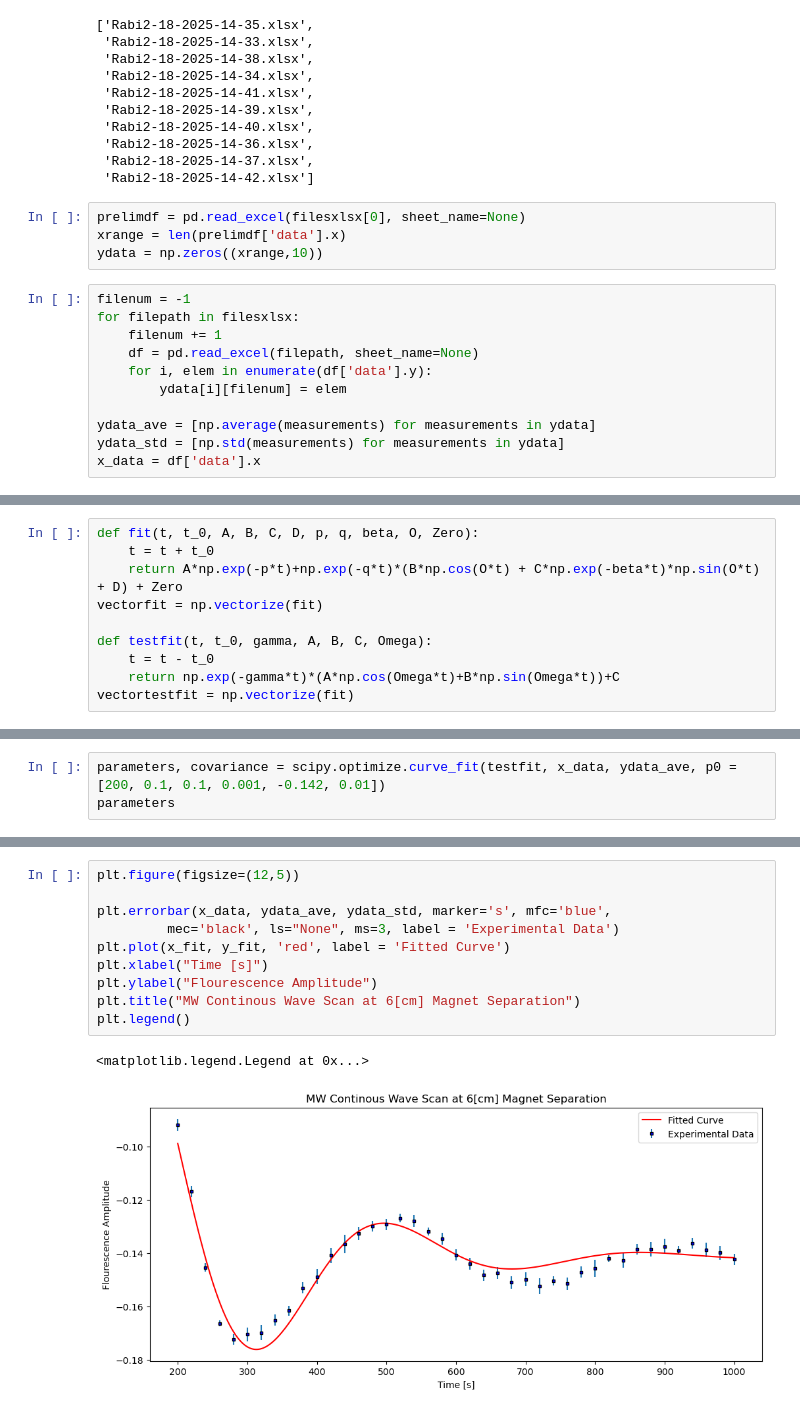
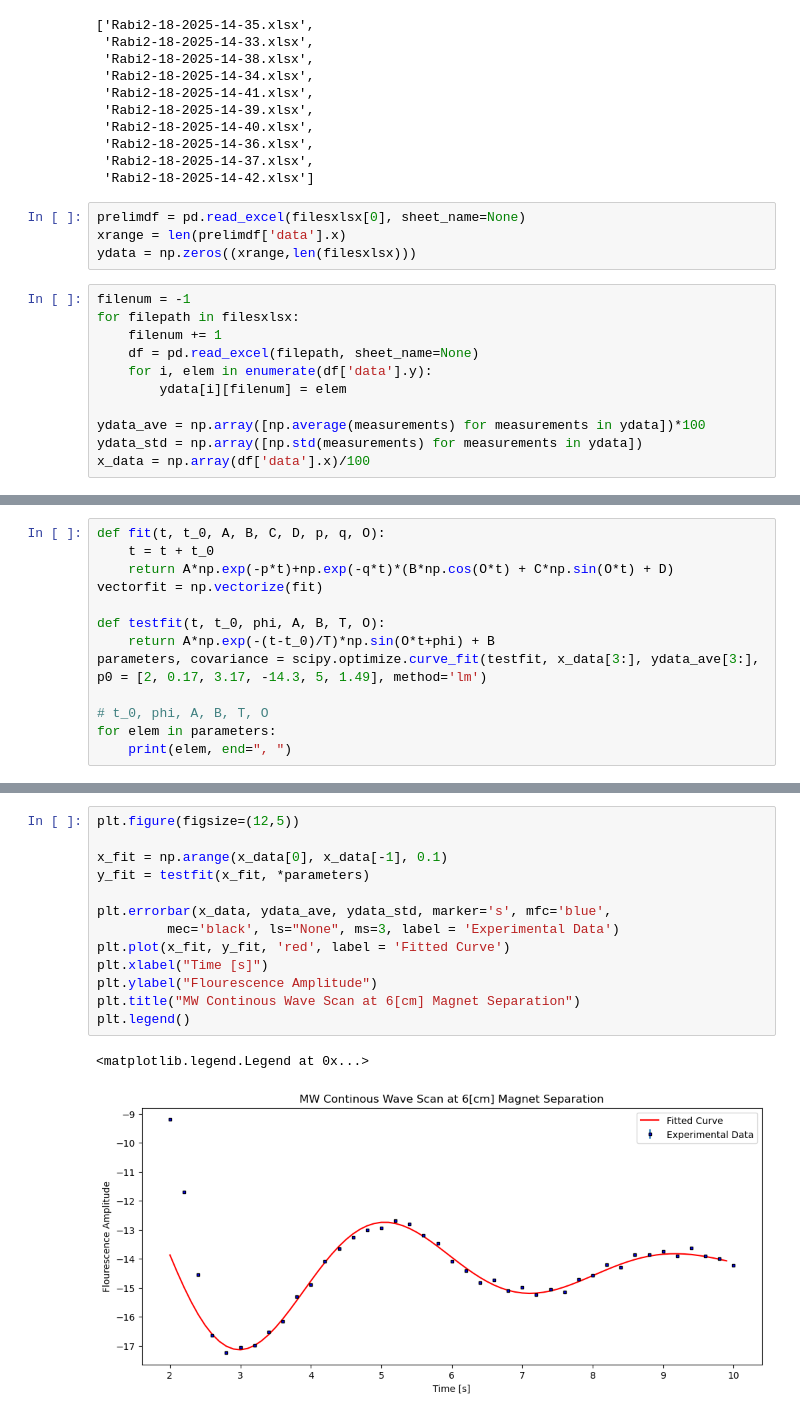
Before and after one commit to pmeshkov/PHY-445-data-analysis, a Jupyter notebook: Analysis/final_rabi_6cm/-20/2-18-2025/rabi-20.ipynb, the cells around one changed output, grey strips where cells are left out. Cells and saved outputs as stored; diff of their text form.

```diff
--- a/Analysis/final_rabi_6cm/-20/2-18-2025/rabi-20.ipynb
+++ b/Analysis/final_rabi_6cm/-20/2-18-2025/rabi-20.ipynb
@@ -23,7 +23,7 @@ filesxlsx
 # %%
 prelimdf = pd.read_excel(filesxlsx[0], sheet_name=None)
 xrange = len(prelimdf['data'].x)
-ydata = np.zeros((xrange,10))
+ydata = np.zeros((xrange,len(filesxlsx)))
 # %%
 filenum = -1
 for filepath in filesxlsx:
@@ -32,9 +32,9 @@ for filepath in filesxlsx:
     for i, elem in enumerate(df['data'].y):
         ydata[i][filenum] = elem
 
-ydata_ave = [np.average(measurements) for measurements in ydata]
-ydata_std = [np.std(measurements) for measurements in ydata]
-x_data = df['data'].x
+ydata_ave = np.array([np.average(measurements) for measurements in ydata])*100
+ydata_std = np.array([np.std(measurements) for measurements in ydata])
+x_data = np.array(df['data'].x)/100
 # %%
 plt.figure(figsize=(12,5))
 
@@ -46,10 +46,12 @@ plt.errorbar(x_data, ydata_ave, ydata_std, marker='s', mfc='red',
 # %%
-def fit(t, t_0, A, B, C, D, p, q, beta, O, Zero):
+def fit(t, t_0, A, B, C, D, p, q, O):
     t = t + t_0
-    return A*np.exp(-p*t)+np.exp(-q*t)*(B*np.cos(O*t) + C*np.exp(-beta*t)*np.sin(O*t) + D) + Zero
+    return A*np.exp(-p*t)+np.exp(-q*t)*(B*np.cos(O*t) + C*np.sin(O*t) + D)
 vectorfit = np.vectorize(fit)
 
-def testfit(t, t_0, gamma, A, B, C, Omega):
-    t = t - t_0
-    return np.exp(-gamma*t)*(A*np.cos(Omega*t)+B*np.sin(Omega*t))+C
-vectortestfit = np.vectorize(fit)
+def testfit(t, t_0, phi, A, B, T, O):
+    return A*np.exp(-(t-t_0)/T)*np.sin(O*t+phi) + B
+parameters, covariance = scipy.optimize.curve_fit(testfit, x_data[3:], ydata_ave[3:], p0 = [2, 0.17, 3.17, -14.3, 5, 1.49], method='lm')
+                                                                                        # t_0, phi, A, B, T, O
+for elem in parameters:
+    print(elem, end=", ")
@@ -56,3 +59,0 @@ vectortestfit = np.vectorize(fit)
-# %%
-parameters, covariance = scipy.optimize.curve_fit(testfit, x_data, ydata_ave, p0 = [200, 0.1, 0.1, 0.001, -0.142, 0.01])
-parameters
@@ -66,13 +60,16 @@ y_fit = testfit(x_fit, t_0, gamma, A, B, C, Omega)
 # %%
 plt.figure(figsize=(12,5))
+
+x_fit = np.arange(x_data[0], x_data[-1], 0.1)
+y_fit = testfit(x_fit, *parameters)
 
 plt.errorbar(x_data, ydata_ave, ydata_std, marker='s', mfc='blue',
          mec='black', ls="None", ms=3, label = 'Experimental Data')
 plt.plot(x_fit, y_fit, 'red', label = 'Fitted Curve')
 plt.xlabel("Time [s]")
 plt.ylabel("Flourescence Amplitude")
 plt.title("MW Continous Wave Scan at 6[cm] Magnet Separation")
 plt.legend()
 # %% [output]
 <matplotlib.legend.Legend at 0x...>
-[figure, old version]
+[figure, new version]
```
Also changed, not shown: parts of 9 cells of this notebook, 51 other files.
